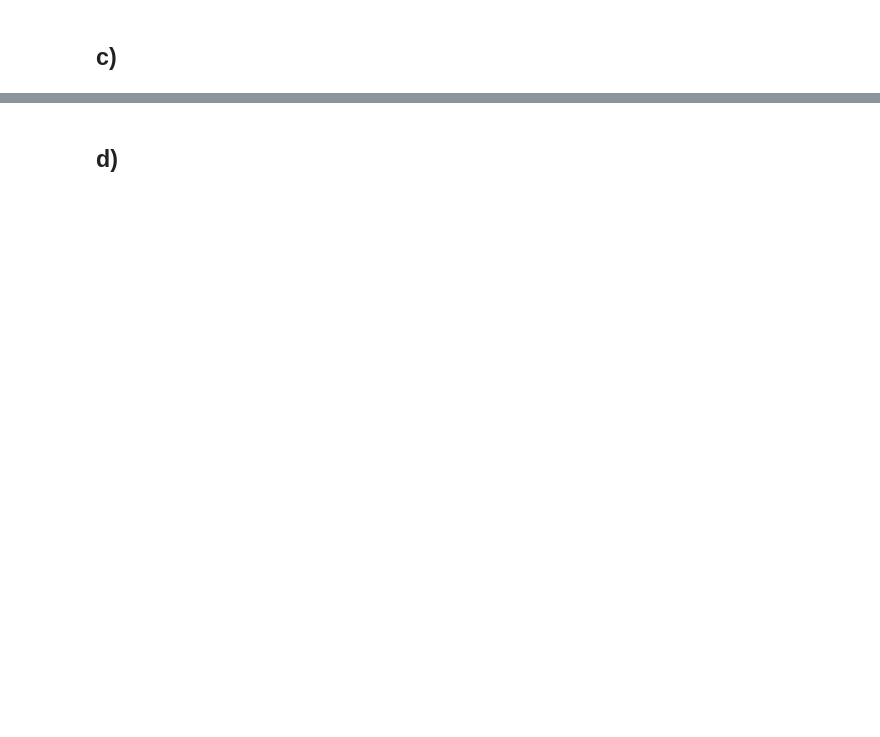
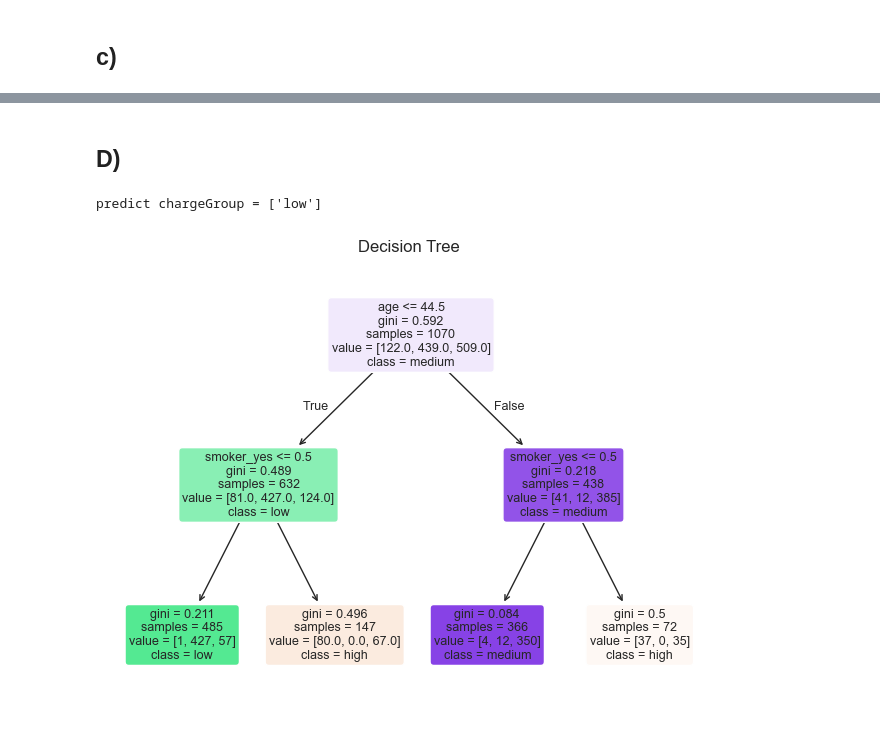
Before and after one commit to rain02333z-spec/Assignment_Part_1, a Jupyter notebook: intro/templates_jupyter_notebooks/Q2_decision_trees.ipynb, the cells around one changed output, grey strips where cells are left out. Drawn from its saved outputs; the diff is of its cells as text; code cells hidden in the pictures; blank space fills up the shorter version.

```diff
--- a/intro/templates_jupyter_notebooks/Q2_decision_trees.ipynb
+++ b/intro/templates_jupyter_notebooks/Q2_decision_trees.ipynb
@@ -38,2 +78,36 @@ y_test = test_dataset_oh[["chargeGroup"]]
 # %% [markdown]
-## d)
+## D)
+# %%
+#decision tree
+clf = tree.DecisionTreeClassifier(
+    criterion='gini',
+    min_samples_leaf=6,
+    random_state=42,
+    max_depth=2
+)
+clf.fit(x_train,y_train)
+#print(clf.classes_)
+plot_tree(
+    clf,
+    feature_names=x_train.columns,
+    class_names=[str(c) for c in clf.classes_],  # 或手动：["high","low","medium"]
+    filled=True,
+    rounded=True,
+    fontsize=9,
+)
+
+plt.tight_layout()
+plt.title("Decision Tree ")
+
+sample = pd.Series([42,36,2,0,1,1,0,0,1,0,0], index=x_train.columns, dtype=float)
+
+#converte to dataframe
+row = sample.to_frame().T
+
+
+
+pred = clf.predict(row)
+print("predict chargeGroup =", pred)
+# %% [output]
+predict chargeGroup = ['low']
+[figure, added]
```
Also changed, not shown: parts of 4 cells of this notebook, 1 other file.
